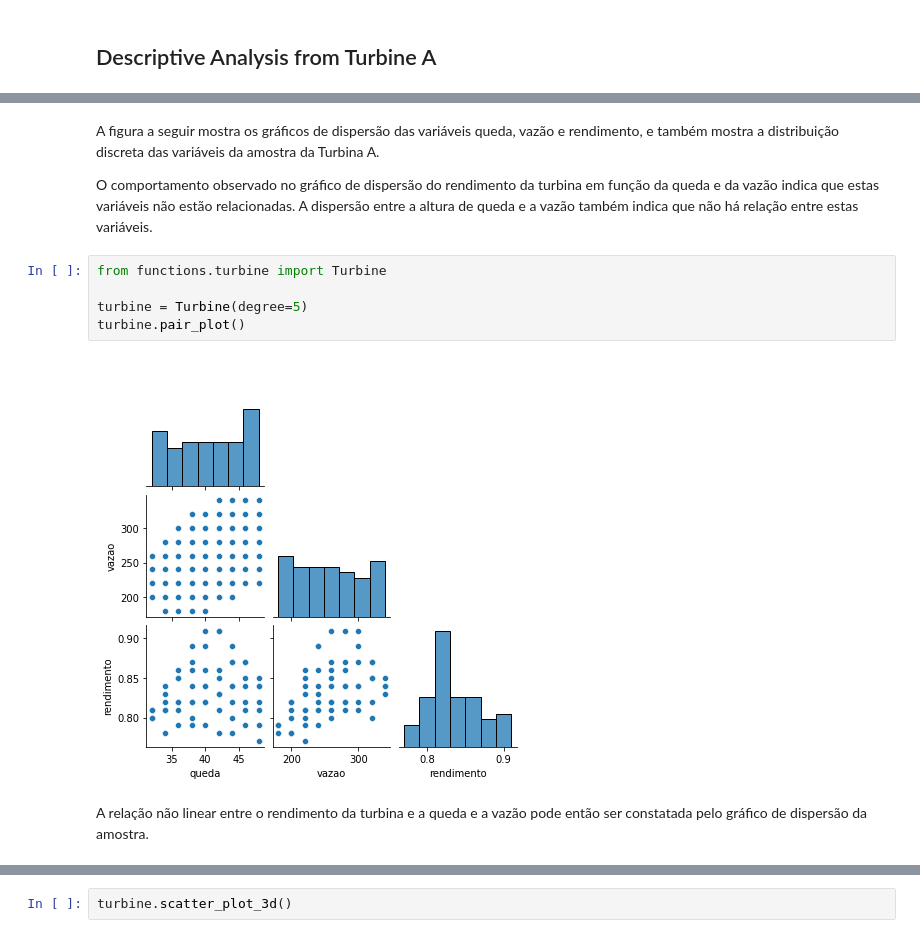
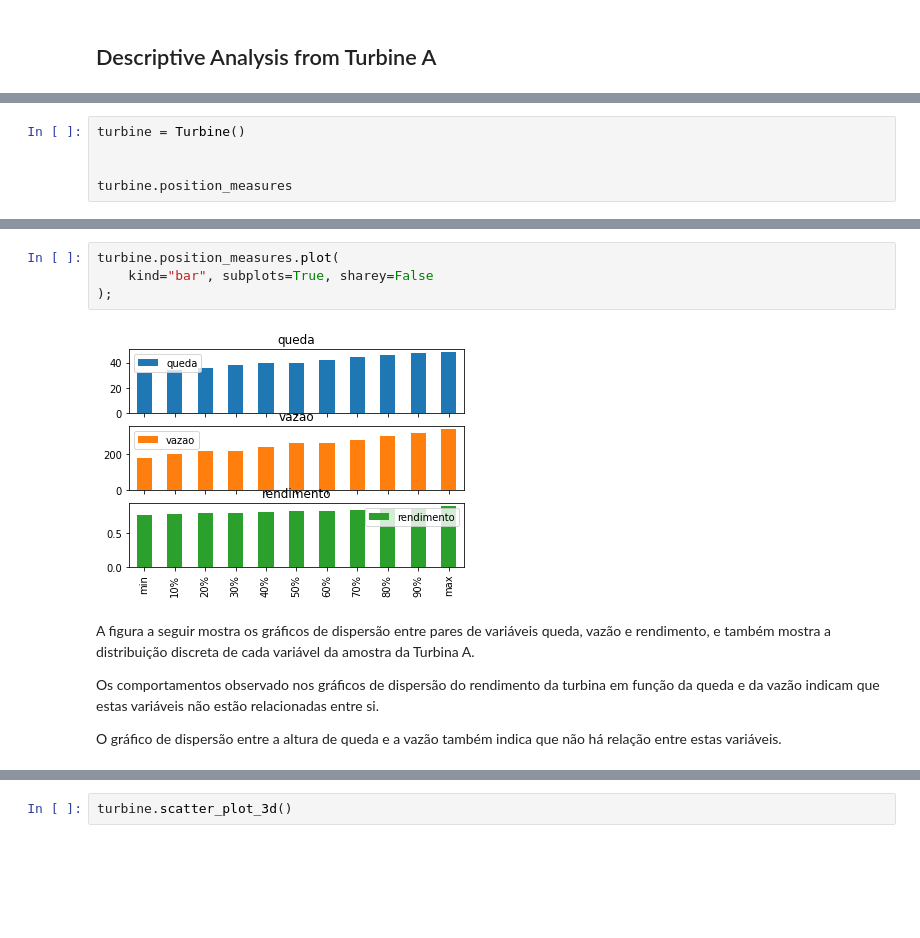
Before and after one commit to ClaudioSiervi/hydroelectric-efficiency-curve-estimation, a Jupyter notebook: notebooks/analysis/descriptive/turbine_A.ipynb, the cells around one changed output, grey strips where cells are left out. Drawn from its saved outputs; the diff is of its cells as text; blank space fills up the shorter version.

Commit message:
improve analysis from dispersion plots and add percentile calculus

```diff
--- a/notebooks/analysis/descriptive/turbine_A.ipynb
+++ b/notebooks/analysis/descriptive/turbine_A.ipynb
@@ -6,0 +15,5 @@ warnings.filterwarnings('ignore')
+# %%
+turbine = Turbine()
+
+
+turbine.position_measures
@@ -7,18 +33,15 @@ warnings.filterwarnings('ignore')
+# %%
+turbine.position_measures.plot(
+    kind="bar", subplots=True, sharey=False
+);
+# %% [output]
+[figure, added]
 # %% [markdown]
-A figura a seguir mostra os gráficos de dispersão das variáveis queda, vazão e rendimento, e
-também mostra a distribuição discreta das variáveis da amostra da Turbina A.
+A figura a seguir mostra os gráficos de dispersão entre pares de variáveis queda, vazão e rendimento, e
+também mostra a distribuição discreta de cada variável da amostra da Turbina A.
 
-O comportamento observado no gráfico de dispersão do rendimento da turbina em função da queda e da vazão
- indica que estas variáveis não estão relacionadas.
-A dispersão entre a altura de queda e a vazão também
+Os comportamentos observado nos gráficos de dispersão do rendimento da turbina em função da queda e da vazão
+ indicam que estas variáveis não estão relacionadas entre si.
+
+O gráfico de dispersão entre a altura de queda e a vazão também
  indica que não há relação entre estas variáveis.
-# %%
-from functions.turbine import Turbine
-
-turbine = Turbine(degree=5)
-turbine.pair_plot()
-# %% [output]
-[figure, removed]
-# %% [markdown]
-A relação não linear entre o rendimento da turbina e a queda e a vazão
-pode então ser constatada pelo gráfico de dispersão da amostra.
```
Also changed, not shown: parts of 11 cells of this notebook.
